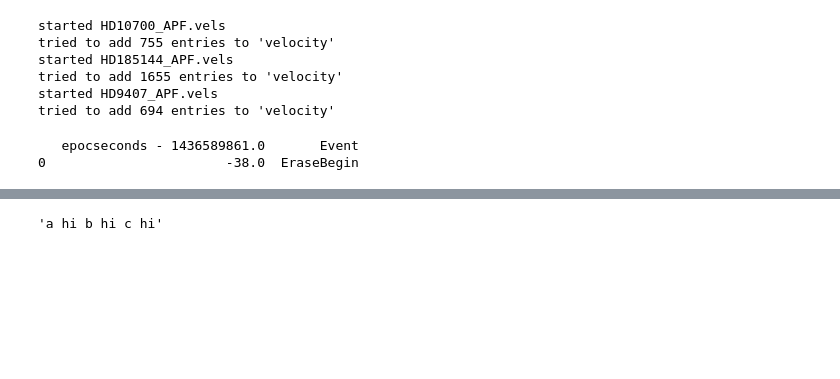
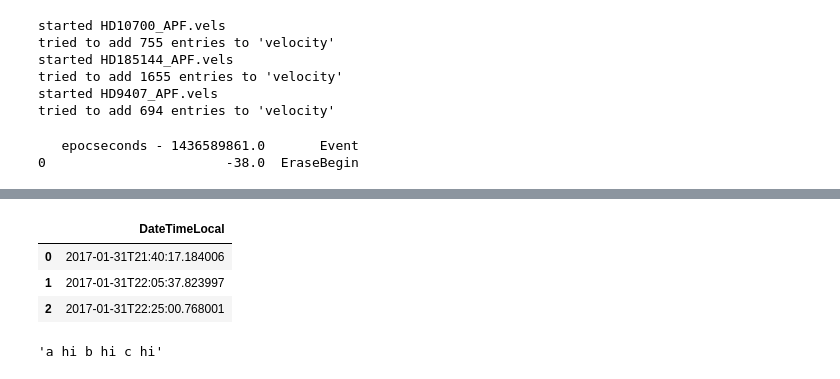
Before and after one commit to adeich/APF_telescope_behavior_study, a Jupyter notebook: Create_and_populate_database.ipynb, the cells around one changed output, grey strips where cells are left out. Cells and saved outputs as stored; diff of their text form; code cells hidden in the pictures; blank space fills up the shorter version.

Commit message:
populated all begin&end times in vel_telemetry_stats

```diff
--- a/Create_and_populate_database.ipynb
+++ b/Create_and_populate_database.ipynb
@@ -486,3 +492,20 @@ df
+# %%
+df = pandas.read_sql_query("""select v.datetimelocal from velocity v
+                 inner join vel_telemetry_stats vt
+                 on v.datetimelocal = vt.datetimelocal
+                 where v.datetimelocal > "2015-01-01T00:00:58.463989"
+                 and vt.exposure_begin_datetime = 'no telemetry for this time'""", engine)
+
+#df = pandas.read_sql_query("""select datetime from telemetry_time_lookup where yearmonthdayhour='2017-01-31-21'
+#
+ #                       """, engine)
+
+df
+# %% [output]
+|  | DateTimeLocal |
+| 0 | 2017-01-31T21:40:17.184006 |
+| 1 | 2017-01-31T22:05:37.823997 |
+| 2 | 2017-01-31T22:25:00.768001 |
 # %%
 df = pandas.read_sql_query(
 """SELECT
```
Also changed, not shown: parts of 5 cells of this notebook, 1 other file.
